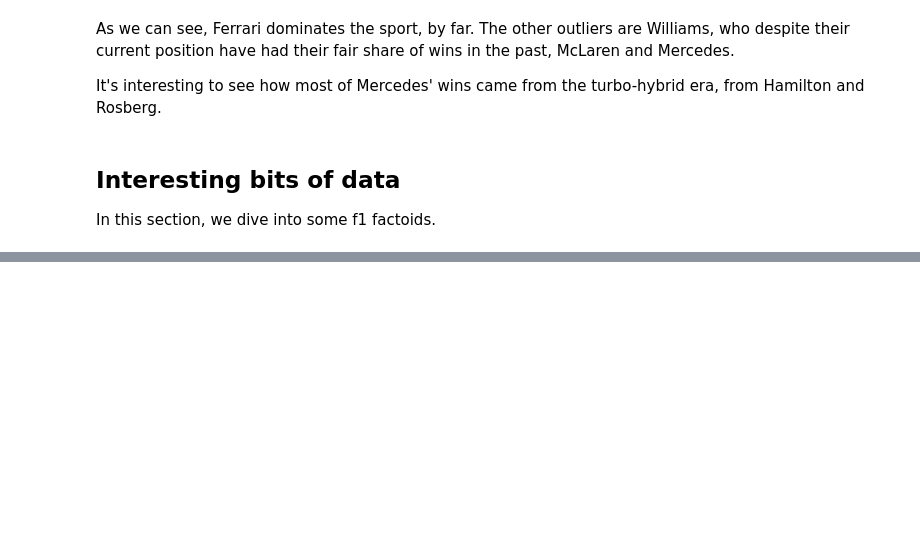
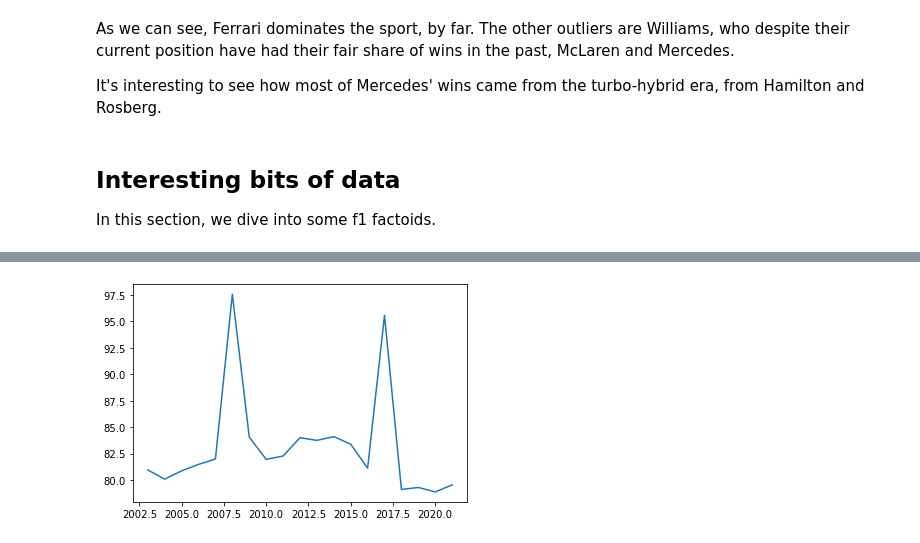
Before and after one commit to leoDomingos/study-on-formula-1-champions, a Jupyter notebook: f1-drivers-study.ipynb, the cells around one changed output, grey strips where cells are left out. Cells and saved outputs as stored; diff of their text form; code cells hidden in the pictures; blank space fills up the shorter version.

Commit message:
added both monza and spa laptimes; analised them completely

```diff
--- a/f1-drivers-study.ipynb
+++ b/f1-drivers-study.ipynb
@@ -309,0 +321,11 @@ In this section, we dive into some f1 factoids.
+# %%
+# Getting the monza laptimes on a dictionary
+monza_laptimes = {}
+for year in range(2003, 2022):
+    monza_file = open(f"./data/2003-2021-monza-laptimes/{year}.json")
+    monza_data = json.load(monza_file)
+    first_driver = monza_data["MRData"]["RaceTable"]["Races"][0]["QualifyingResults"][0]
+    fastest_quali_section = list(first_driver.keys())[-1]
+    fastest_lap = first_driver[fastest_quali_section]
+    monza_laptimes[year] = fastest_lap
+monza_laptimes
@@ -309,0 +352,10 @@ In this section, we dive into some f1 factoids.
+# %%
+# Making the same dict but with seconds, to make the graph more readable
+laptimes_seconds = {}
+for year, laptime in monza_laptimes.items():
+    laptimes_seconds[year] = int(laptime[0])*60 + int(laptime[2:4]) + int(laptime[5:])/1000
+# %%
+# Graphing the laptimes
+plt.plot(list(laptimes_seconds.keys()), list(laptimes_seconds.values()));
+# %% [output]
+[figure, added]
```
Also changed, not shown: parts of 15 cells of this notebook, 37 other files.
